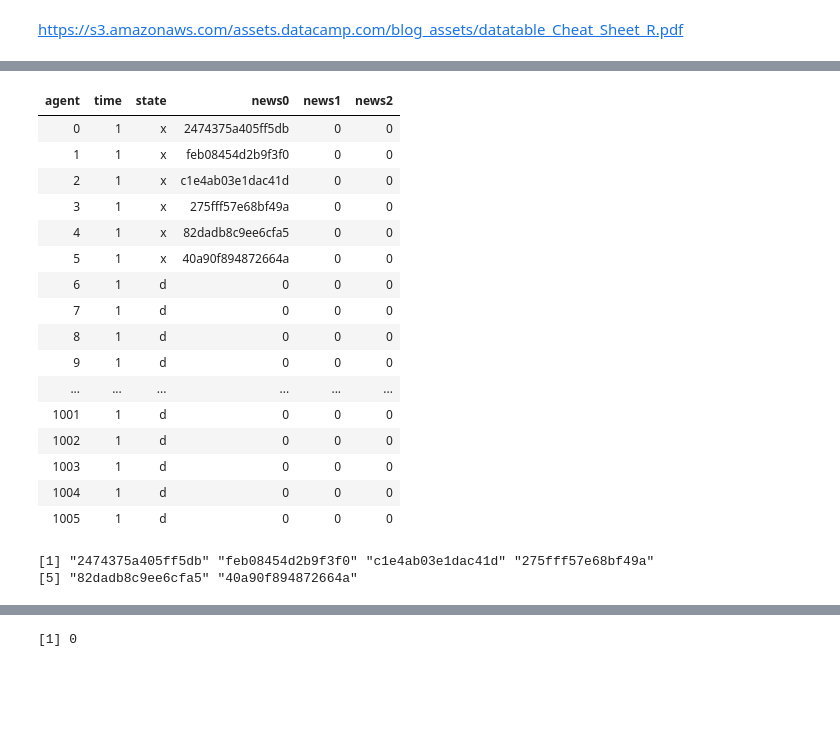
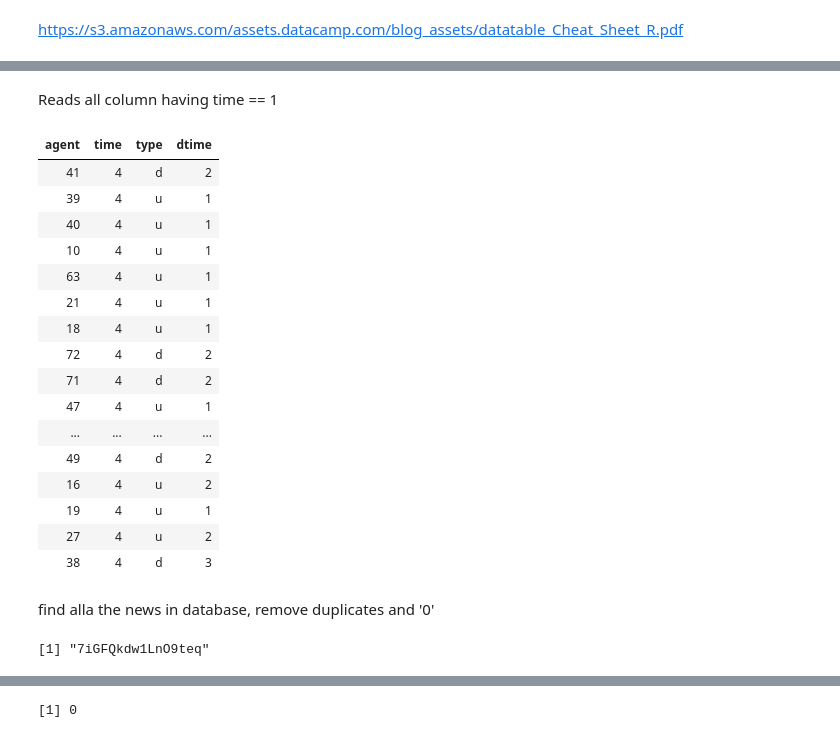
Before and after one commit to BFSteam/memory, a Jupyter notebook: jup/R/ActivationTime.ipynb, the cells around one changed output, grey strips where cells are left out. Saved outputs shown, nothing was run; the diff lists cells and outputs as text; code cells hidden in the pictures; blank space fills up the shorter version.

```diff
--- a/jup/R/ActivationTime.ipynb
+++ b/jup/R/ActivationTime.ipynb
@@ -43,30 +36,35 @@ names(DT) ## come csv normale
+# %% [markdown]
+Reads all column having time == 1
 # %%
-subset(DT, time == 1) ## come csv normale legge tutte le colonne aventi time == 1
+subset(DT, time == 4) ## come csv normale legge tutte le colonne aventi time == 1
 # %% [output]
-| agent | time | state | news0 | news1 | news2 |
-| 0 | 1 | x | 2474375a405ff5db | 0 | 0 |
-| 1 | 1 | x | feb08454d2b9f3f0 | 0 | 0 |
-| 2 | 1 | x | c1e4ab03e1dac41d | 0 | 0 |
-| 3 | 1 | x | 275fff57e68bf49a | 0 | 0 |
-| 4 | 1 | x | 82dadb8c9ee6cfa5 | 0 | 0 |
-| 5 | 1 | x | 40a90f894872664a | 0 | 0 |
-| 6 | 1 | d | 0 | 0 | 0 |
-| 7 | 1 | d | 0 | 0 | 0 |
-| 8 | 1 | d | 0 | 0 | 0 |
-| 9 | 1 | d | 0 | 0 | 0 |
-| ... | ... | ... | ... | ... | ... |
-| 1001 | 1 | d | 0 | 0 | 0 |
-| 1002 | 1 | d | 0 | 0 | 0 |
-| 1003 | 1 | d | 0 | 0 | 0 |
-| 1004 | 1 | d | 0 | 0 | 0 |
-| 1005 | 1 | d | 0 | 0 | 0 |
+| agent | time | type | dtime |
+| 41 | 4 | d | 2 |
+| 39 | 4 | u | 1 |
+| 40 | 4 | u | 1 |
+| 10 | 4 | u | 1 |
+| 63 | 4 | u | 1 |
+| 21 | 4 | u | 1 |
+| 18 | 4 | u | 1 |
+| 72 | 4 | d | 2 |
+| 71 | 4 | d | 2 |
+| 47 | 4 | u | 1 |
+| ... | ... | ... | ... |
+| 49 | 4 | d | 2 |
+| 16 | 4 | u | 2 |
+| 19 | 4 | u | 1 |
+| 27 | 4 | u | 2 |
+| 38 | 4 | d | 3 |
+# %% [markdown]
+find alla the news in database, remove duplicates and '0'
 # %%
-newsvec <- DT[1:6,'news0']
+newsvec <- DT[,'news0']
 newsvec <- as.vector(t(newsvec))
+newsvec <- unique(newsvec)
+newsvec <- newsvec[!newsvec=='0']
 newsvec
 # %% [output]
-[1] "2474375a405ff5db" "feb08454d2b9f3f0" "c1e4ab03e1dac41d" "275fff57e68bf49a"
-[5] "82dadb8c9ee6cfa5" "40a90f894872664a"
+[1] "7iGFQkdw1LnO9teq"
 # %%
 newsvec[1]
 # %% [output]
```
Also changed, not shown: parts of 12 cells of this notebook, 17 other files.
